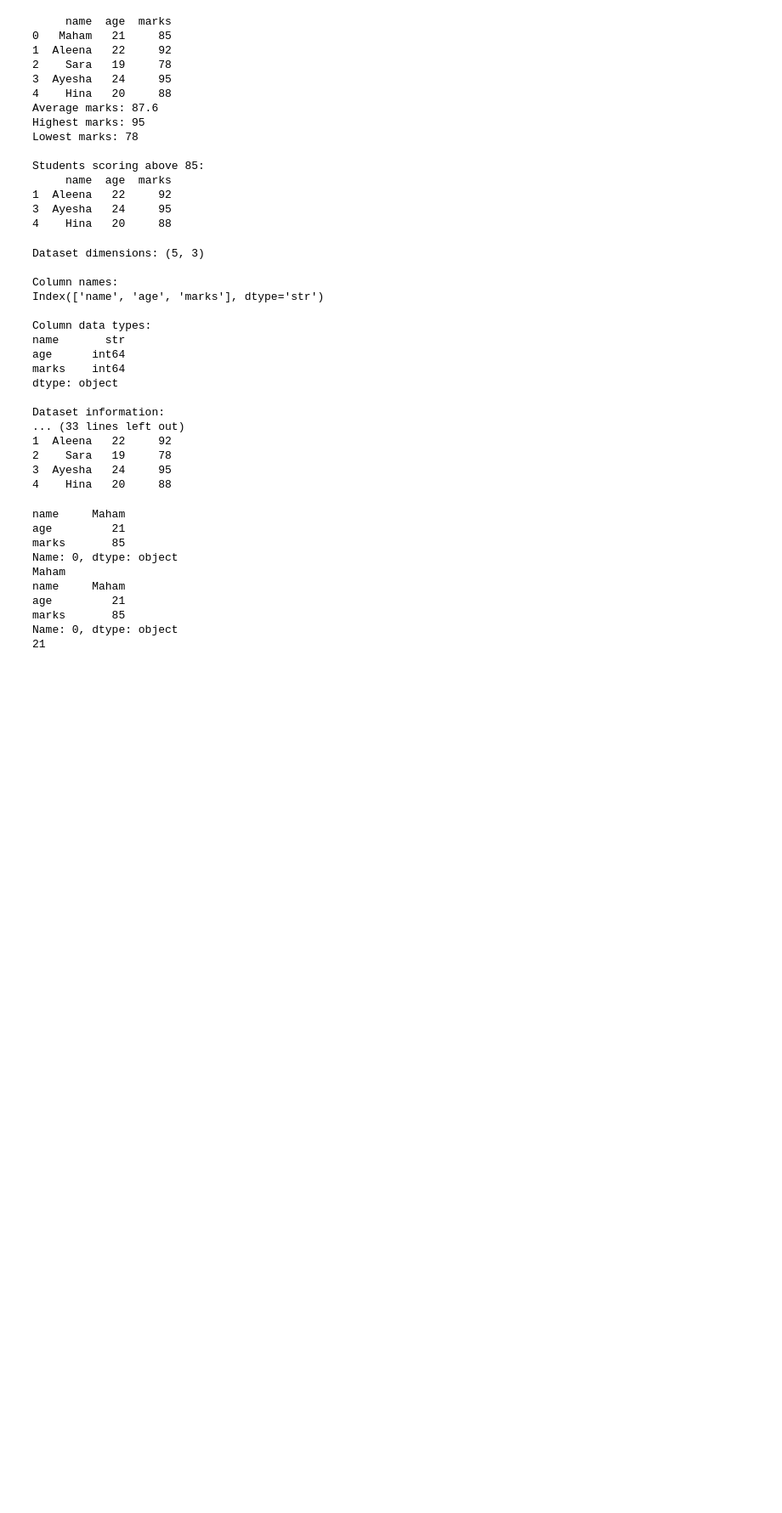
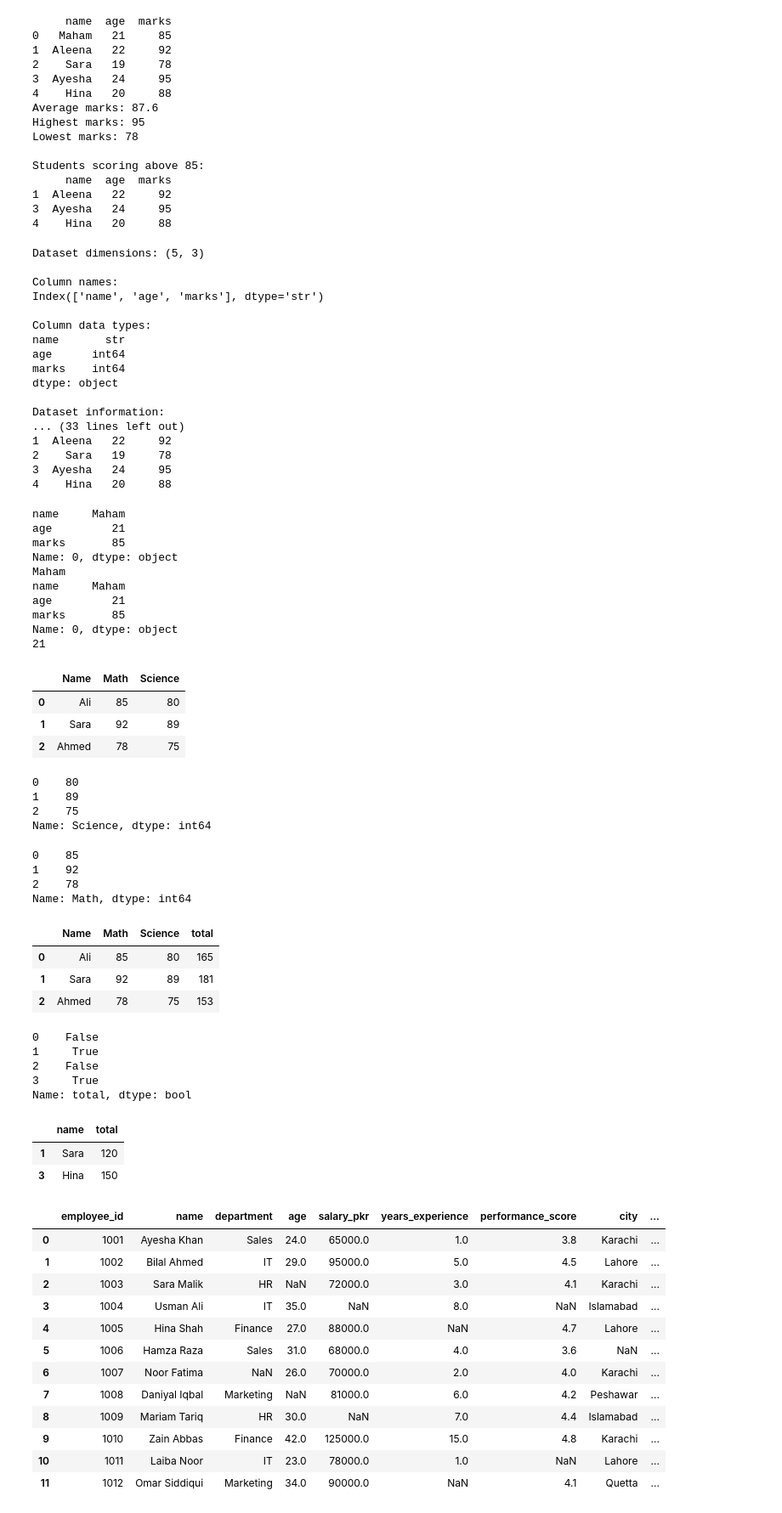
Before and after one commit to MahamYasir-ai/Pandas_Learning, a Jupyter notebook: basic.ipynb, the cells around one changed output. Shown: that part at 85% size. Drawn from its saved outputs; the diff is of its cells as text; code cells hidden in the pictures; blank space fills up the shorter version.

Commit message:
missing values and filtering

```diff
--- a/basic.ipynb
+++ b/basic.ipynb
@@ -182,3 +182,39 @@ age         21
 marks       85
 Name: 0, dtype: object
 21
+# %%
+import pandas as pd
+data = {
+    "Name": ["Ali", "Sara", "Ahmed"],
+    "Math": [85, 92, 78],
+    "Science": [80, 89, 75]
+}
+df = pd.DataFrame(data)
+df
+# %% [output]
+|  | Name | Math | Science |
+| 0 | Ali | 85 | 80 |
+| 1 | Sara | 92 | 89 |
+| 2 | Ahmed | 78 | 75 |
+# %%
+df["Science"]
+# %% [output]
+0    80
+1    89
+2    75
+Name: Science, dtype: int64
+# %%
+df["Math"]
+# %% [output]
+0    85
+1    92
+2    78
+Name: Math, dtype: int64
+# %%
+df["total"] = df["Math"] + df["Science"]  #addition
+df
+# %% [output]
+|  | Name | Math | Science | total |
+| 0 | Ali | 85 | 80 | 165 |
+| 1 | Sara | 92 | 89 | 181 |
+| 2 | Ahmed | 78 | 75 | 153 |
@@ -184,0 +228,36 @@ Name: 0, dtype: object
+# %%
+# Checks whether each value in the total column is greater than or equal to 100 and returns true or false
+df["total"] >= 100
+# %% [output]
+0    False
+1     True
+2    False
+3     True
+Name: total, dtype: bool
+# %%
+# To keep the rows where the condition is True and excludes rows where it is False, it returns number
+df[df["total"] >= 100]
+# %% [output]
+|  | name | total |
+| 1 | Sara | 120 |
+| 3 | Hina | 150 |
+# %%
+# calling a csv file that is in project folder
+import pandas as pd
+
+df = pd.read_csv("pandas_employee_dataset.csv")
+df
+# %% [output]
+|  | employee_id | name | department | age | salary_pkr | years_experience | performance_score | city | ... |
+| 0 | 1001 | Ayesha Khan | Sales | 24.0 | 65000.0 | 1.0 | 3.8 | Karachi | ... |
+| 1 | 1002 | Bilal Ahmed | IT | 29.0 | 95000.0 | 5.0 | 4.5 | Lahore | ... |
+| 2 | 1003 | Sara Malik | HR | NaN | 72000.0 | 3.0 | 4.1 | Karachi | ... |
+| 3 | 1004 | Usman Ali | IT | 35.0 | NaN | 8.0 | NaN | Islamabad | ... |
+| 4 | 1005 | Hina Shah | Finance | 27.0 | 88000.0 | NaN | 4.7 | Lahore | ... |
+| 5 | 1006 | Hamza Raza | Sales | 31.0 | 68000.0 | 4.0 | 3.6 | NaN | ... |
+| 6 | 1007 | Noor Fatima | NaN | 26.0 | 70000.0 | 2.0 | 4.0 | Karachi | ... |
+| 7 | 1008 | Daniyal Iqbal | Marketing | NaN | 81000.0 | 6.0 | 4.2 | Peshawar | ... |
+| 8 | 1009 | Mariam Tariq | HR | 30.0 | NaN | 7.0 | 4.4 | Islamabad | ... |
+| 9 | 1010 | Zain Abbas | Finance | 42.0 | 125000.0 | 15.0 | 4.8 | Karachi | ... |
+| 10 | 1011 | Laiba Noor | IT | 23.0 | 78000.0 | 1.0 | NaN | Lahore | ... |
+| 11 | 1012 | Omar Siddiqui | Marketing | 34.0 | 90000.0 | NaN | 4.1 | Quetta | ... |
```
Also changed, not shown: parts of 6 cells of this notebook, 2 other files.
